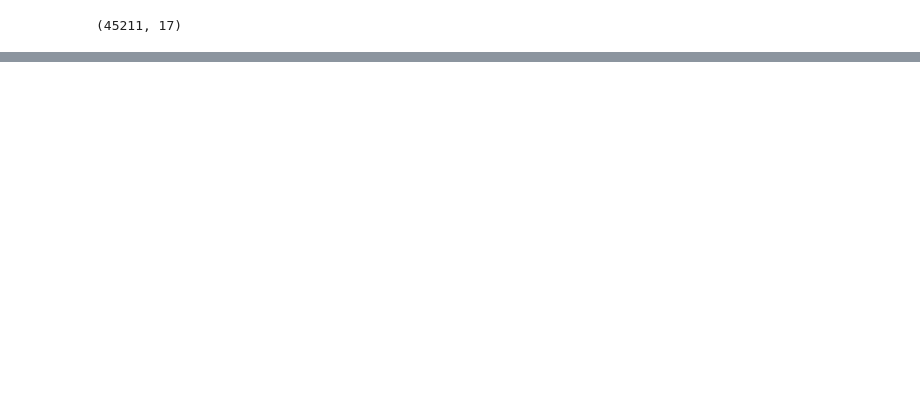
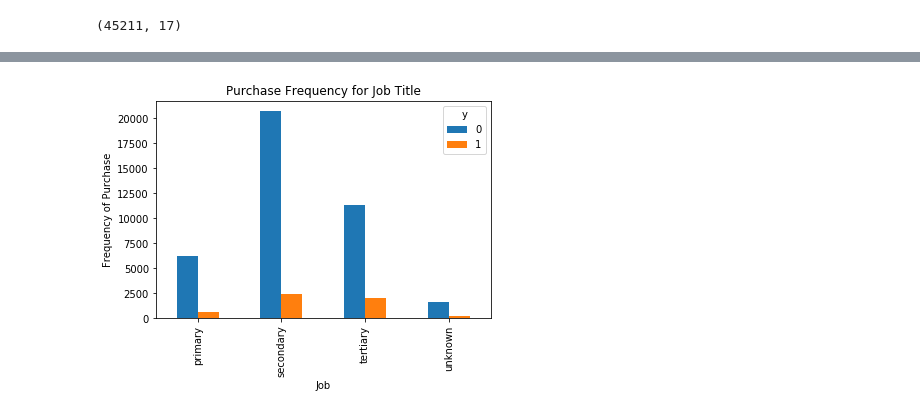
Before and after one commit to Santosh051985/Machine-Learning-Project, a Jupyter notebook: Logistic Regression/Client_deposite.ipynb, the cells around one changed output, grey strips where cells are left out. Drawn from its saved outputs; the diff is of its cells as text; code cells hidden in the pictures; blank space fills up the shorter version.

```diff
--- a/Logistic Regression/Client_deposite.ipynb
+++ b/Logistic Regression/Client_deposite.ipynb
@@ -167,0 +114,9 @@ sns.distplot(df_row['campaign'])
+# %%
+%matplotlib inline
+pd.crosstab(df.education,df.y).plot(kind='bar')
+plt.title('Purchase Frequency for Job Title')
+plt.xlabel('Job')
+plt.ylabel('Frequency of Purchase')
+plt.savefig('purchase_fre_job')
+# %% [output]
+[figure, added]
```
Also changed, not shown: parts of 57 cells of this notebook.
